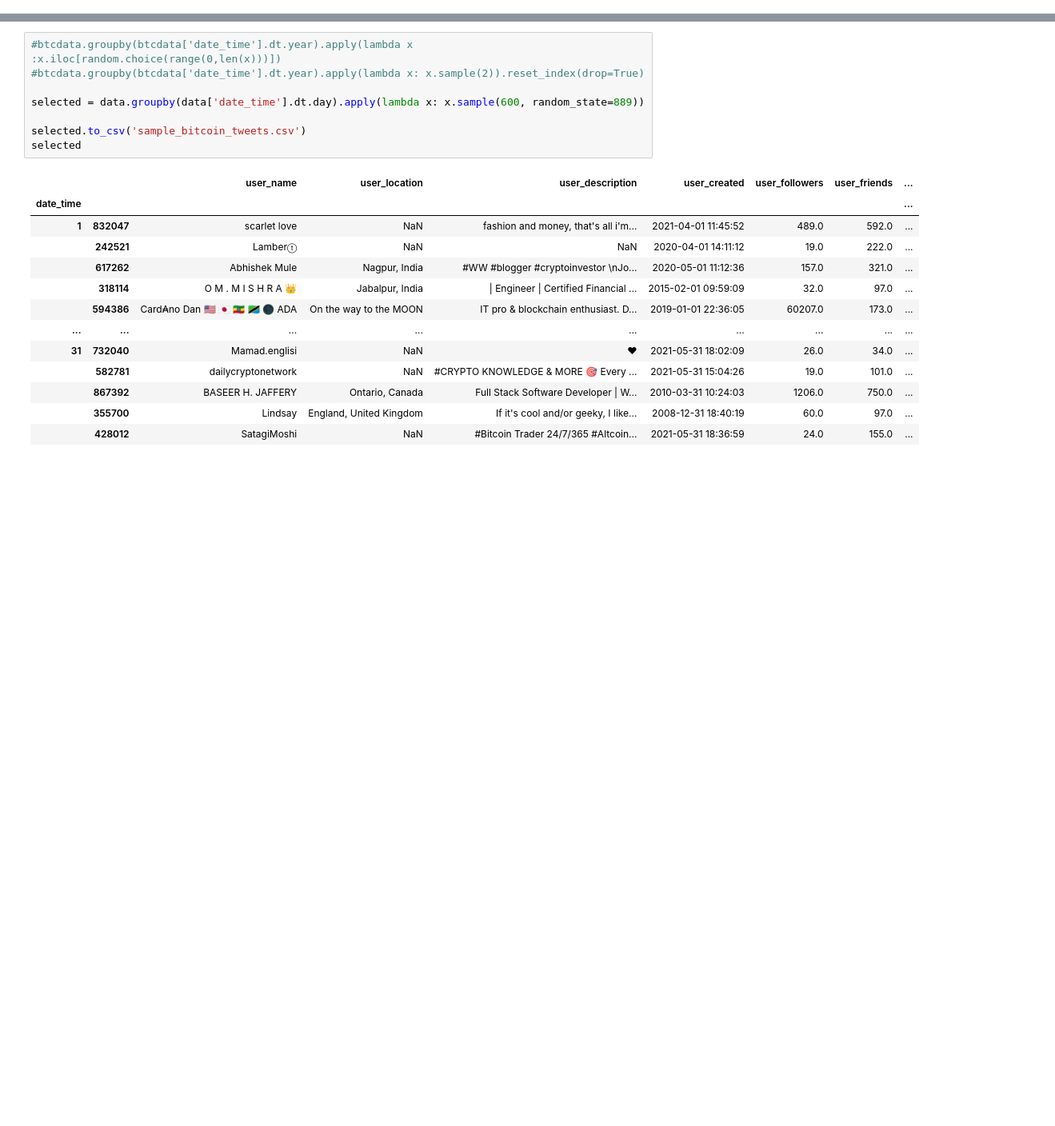
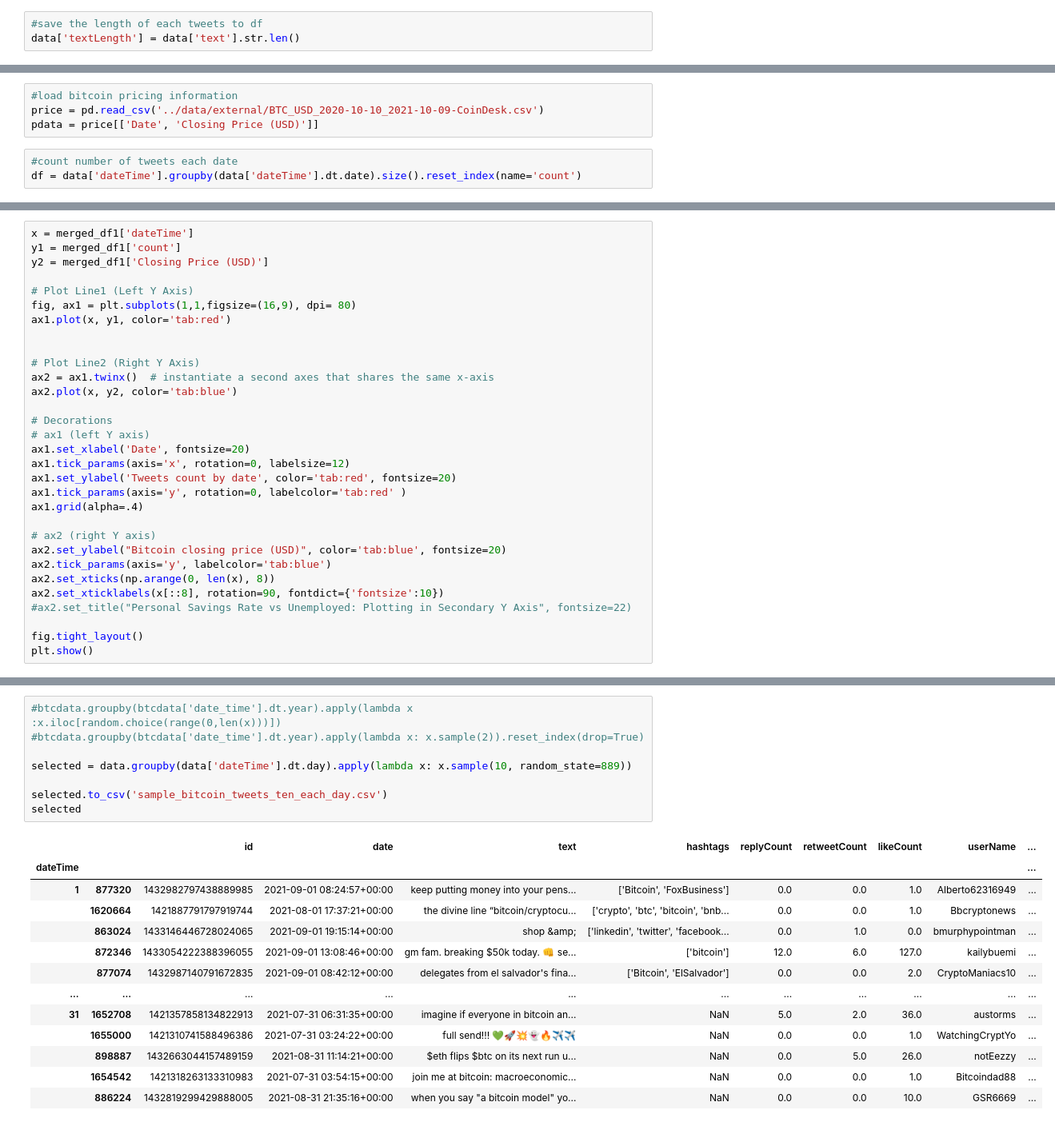
Before and after one commit to superzzp/Bitcoin-Price-Fluctuation-Twitter-Sentiment-Analysis, a Jupyter notebook: notebooks/1.0-zzp-bitcoin-tweets-analysis.ipynb, the cells around one changed output, grey strips where cells are left out. Shown at 80% size. Saved outputs shown, nothing was run; the diff lists cells and outputs as text; blank space fills up the shorter version.

```diff
--- a/notebooks/1.0-zzp-bitcoin-tweets-analysis.ipynb
+++ b/notebooks/1.0-zzp-bitcoin-tweets-analysis.ipynb
@@ -111,3 +181,6 @@ data['text'] = data['text'].apply(lambda x: re.sub('[^a-zA-z0-9\s]', '', x))
 # %%
 #remove extra space between words
 #data['text'] = data['text'].apply(lambda x: re.sub(' +', ' ', x))
+# %%
+#save the length of each tweets to df
+data['textLength'] = data['text'].str.len()
@@ -134,0 +210,7 @@ plt.show()
+# %%
+#load bitcoin pricing information
+price = pd.read_csv('../data/external/BTC_USD_2020-10-10_2021-10-09-CoinDesk.csv')
+pdata = price[['Date', 'Closing Price (USD)']]
+# %%
+#count number of tweets each date
+df = data['dateTime'].groupby(data['dateTime'].dt.date).size().reset_index(name='count')
@@ -134,0 +244,31 @@ plt.show()
+# %%
+x = merged_df1['dateTime']
+y1 = merged_df1['count']
+y2 = merged_df1['Closing Price (USD)']
+
+# Plot Line1 (Left Y Axis)
+fig, ax1 = plt.subplots(1,1,figsize=(16,9), dpi= 80)
+ax1.plot(x, y1, color='tab:red')
+
+
+# Plot Line2 (Right Y Axis)
+ax2 = ax1.twinx()  # instantiate a second axes that shares the same x-axis
+ax2.plot(x, y2, color='tab:blue')
+
+# Decorations
+# ax1 (left Y axis)
+ax1.set_xlabel('Date', fontsize=20)
+ax1.tick_params(axis='x', rotation=0, labelsize=12)
+ax1.set_ylabel('Tweets count by date', color='tab:red', fontsize=20)
+ax1.tick_params(axis='y', rotation=0, labelcolor='tab:red' )
+ax1.grid(alpha=.4)
+
+# ax2 (right Y axis)
+ax2.set_ylabel("Bitcoin closing price (USD)", color='tab:blue', fontsize=20)
+ax2.tick_params(axis='y', labelcolor='tab:blue')
+ax2.set_xticks(np.arange(0, len(x), 8))
+ax2.set_xticklabels(x[::8], rotation=90, fontdict={'fontsize':10})
+#ax2.set_title("Personal Savings Rate vs Unemployed: Plotting in Secondary Y Axis", fontsize=22)
+
+fig.tight_layout()
+plt.show()
@@ -137,22 +279,22 @@ Randomly select rows from each day
 # %%
 #btcdata.groupby(btcdata['date_time'].dt.year).apply(lambda x :x.iloc[random.choice(range(0,len(x)))])
 #btcdata.groupby(btcdata['date_time'].dt.year).apply(lambda x: x.sample(2)).reset_index(drop=True)
 
-selected = data.groupby(data['date_time'].dt.day).apply(lambda x: x.sample(600, random_state=889))
+selected = data.groupby(data['dateTime'].dt.day).apply(lambda x: x.sample(10, random_state=889))
 
-selected.to_csv('sample_bitcoin_tweets.csv')
+selected.to_csv('sample_bitcoin_tweets_ten_each_day.csv')
 selected
 # %% [output]
-|  |  | user_name | user_location | user_description | user_created | user_followers | user_friends | ... |
-| date_time |  |  |  |  |  |  |  | ... |
-| 1 | 832047 | scarlet love | NaN | fashion and money, that's all i'm... | 2021-04-01 11:45:52 | 489.0 | 592.0 | ... |
-|  | 242521 | Lamberⓣ | NaN | NaN | 2020-04-01 14:11:12 | 19.0 | 222.0 | ... |
-|  | 617262 | Abhishek Mule | Nagpur, India | #WW #blogger #cryptoinvestor \nJo... | 2020-05-01 11:12:36 | 157.0 | 321.0 | ... |
-|  | 318114 | O M . M I S H R A 👑 | Jabalpur, India | | Engineer | Certified Financial ... | 2015-02-01 09:59:09 | 32.0 | 97.0 | ... |
-|  | 594386 | Card₳no Dan 🇺🇸 🇯🇵 🇪🇹 🇹🇿 🌑 ADA | On the way to the MOON | IT pro & blockchain enthusiast. D... | 2019-01-01 22:36:05 | 60207.0 | 173.0 | ... |
-| ... | ... | ... | ... | ... | ... | ... | ... | ... |
-| 31 | 732040 | Mamad.englisi | NaN | ❤ | 2021-05-31 18:02:09 | 26.0 | 34.0 | ... |
-|  | 582781 | dailycryptonetwork | NaN | #CRYPTO KNOWLEDGE & MORE 🎯 Every ... | 2021-05-31 15:04:26 | 19.0 | 101.0 | ... |
-|  | 867392 | BASEER H. JAFFERY | Ontario, Canada | Full Stack Software Developer | W... | 2010-03-31 10:24:03 | 1206.0 | 750.0 | ... |
-|  | 355700 | Lindsay | England, United Kingdom | If it's cool and/or geeky, I like... | 2008-12-31 18:40:19 | 60.0 | 97.0 | ... |
-|  | 428012 | SatagiMoshi | NaN | #Bitcoin Trader 24/7/365 #Altcoin... | 2021-05-31 18:36:59 | 24.0 | 155.0 | ... |
+|  |  | id | date | text | hashtags | replyCount | retweetCount | likeCount | userName | ... |
+| dateTime |  |  |  |  |  |  |  |  |  | ... |
+| 1 | 877320 | 1432982797438889985 | 2021-09-01 08:24:57+00:00 | keep putting money into your pens... | ['Bitcoin', 'FoxBusiness'] | 0.0 | 0.0 | 1.0 | Alberto62316949 | ... |
+|  | 1620664 | 1421887791797919744 | 2021-08-01 17:37:21+00:00 | the divine line “bitcoin/cryptocu... | ['crypto', 'btc', 'bitcoin', 'bnb... | 0.0 | 0.0 | 1.0 | Bbcryptonews | ... |
+|  | 863024 | 1433146446728024065 | 2021-09-01 19:15:14+00:00 | shop &amp; | ['linkedin', 'twitter', 'facebook... | 0.0 | 1.0 | 0.0 | bmurphypointman | ... |
+|  | 872346 | 1433054222388396055 | 2021-09-01 13:08:46+00:00 | gm fam. breaking $50k today. 👊 se... | ['bitcoin'] | 12.0 | 6.0 | 127.0 | kailybuemi | ... |
+|  | 877074 | 1432987140791672835 | 2021-09-01 08:42:12+00:00 | delegates from el salvador's fina... | ['Bitcoin', 'ElSalvador'] | 0.0 | 0.0 | 2.0 | CryptoManiacs10 | ... |
+| ... | ... | ... | ... | ... | ... | ... | ... | ... | ... | ... |
+| 31 | 1652708 | 1421357858134822913 | 2021-07-31 06:31:35+00:00 | imagine if everyone in bitcoin an... | NaN | 5.0 | 2.0 | 36.0 | austorms | ... |
+|  | 1655000 | 1421310741588496386 | 2021-07-31 03:24:22+00:00 | full send!!! 💚🚀💥👻🔥✈️✈️ | NaN | 0.0 | 0.0 | 1.0 | WatchingCryptYo | ... |
+|  | 898887 | 1432663044157489159 | 2021-08-31 11:14:21+00:00 | $eth flips $btc on its next run u... | NaN | 0.0 | 5.0 | 26.0 | notEezzy | ... |
+|  | 1654542 | 1421318263133310983 | 2021-07-31 03:54:15+00:00 | join me at bitcoin: macroeconomic... | NaN | 0.0 | 0.0 | 1.0 | Bitcoindad88 | ... |
+|  | 886224 | 1432819299429888005 | 2021-08-31 21:35:16+00:00 | when you say "a bitcoin model" yo... | NaN | 0.0 | 0.0 | 10.0 | GSR6669 | ... |
```
Also changed, not shown: parts of 19 cells of this notebook, 9 other files.
